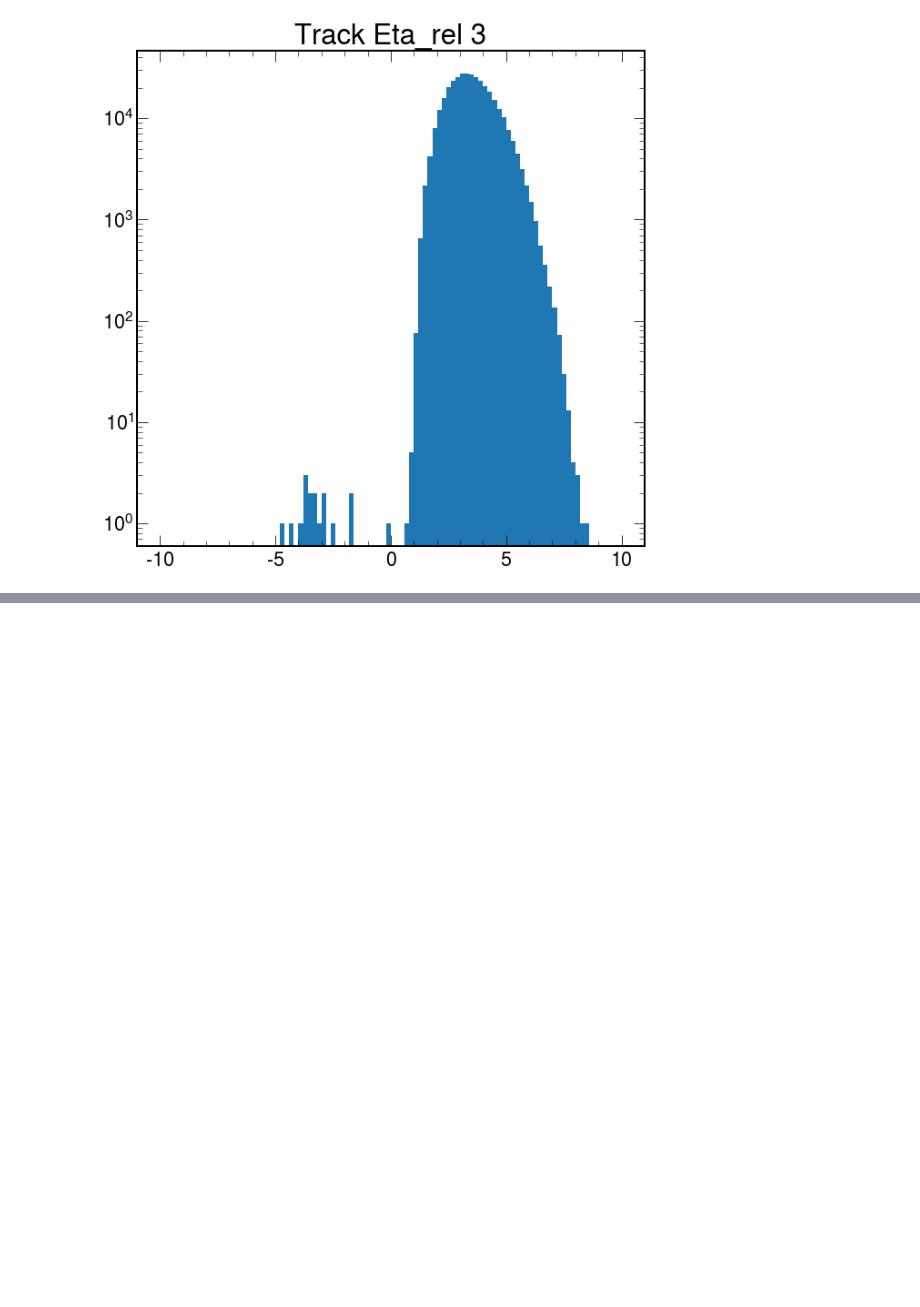
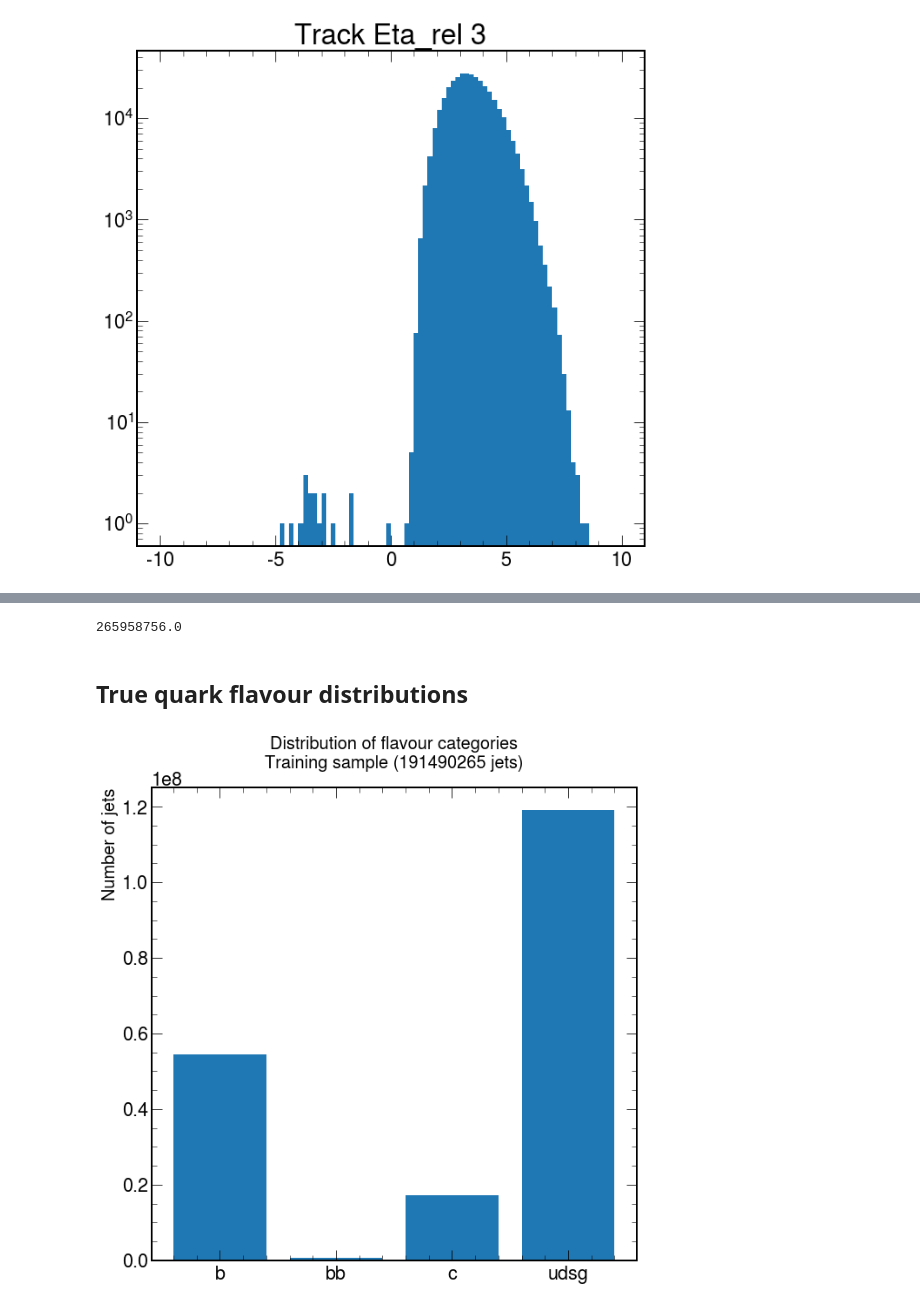
Before and after one commit to AnnikaStein/AI_Safety_2021, a Jupyter notebook: new_march_21/information_data.ipynb, the cells around one changed output, grey strips where cells are left out. Saved outputs shown, nothing was run; the diff lists cells and outputs as text; code cells hidden in the pictures; blank space fills up the shorter version.

```diff
--- a/new_march_21/information_data.ipynb
+++ b/new_march_21/information_data.ipynb
@@ -430,0 +496,3 @@ Text(0.5, 1.0, 'Track Eta_rel 3')
+# %%
+with open('/home/um106329/aisafety/new_march_21/length_test_datasets_TT.npy', 'rb') as f:
+    print(np.load(f))
@@ -430,0 +511,35 @@ Text(0.5, 1.0, 'Track Eta_rel 3')
+# %%
+print(sum(length_training_datasets) + sum(length_validation_datasets) + sum(length_test_datasets))
+# %% [output]
+265958756.0
+# %%
+categories = ['b', 'bb', 'c', 'udsg']
+labels = [0, 1, 2, 3]
+pos = np.arange(4)
+# %% [markdown]
+## True quark flavour distributions
+# %%
+trtarget = torch.load('/work/um106329/new_march_21/scaledTTtoSemilep/train_targets_0.pt').long().numpy()
+vatarget = torch.load('/work/um106329/new_march_21/scaledTTtoSemilep/val_targets_0.pt').long().numpy()
+tetarget = torch.load('/work/um106329/new_march_21/scaledTTtoSemilep/test_targets_0.pt').long().numpy()
+for d in range(1, 49):
+    train_targets = torch.load('/work/um106329/new_march_21/scaledTTtoSemilep/train_targets_%d.pt' % d).long().numpy()
+    val_targets = torch.load('/work/um106329/new_march_21/scaledTTtoSemilep/val_targets_%d.pt' % d).long().numpy()
+    test_targets = torch.load('/work/um106329/new_march_21/scaledTTtoSemilep/test_targets_%d.pt' % d).long().numpy()
+    trtarget = np.concatenate([trtarget, train_targets])
+    vatarget = np.concatenate([vatarget, val_targets])
+    tetarget = np.concatenate([tetarget, test_targets])
+# %%
+tr0count = len(trtarget[trtarget == 0])
+tr1count = len(trtarget[trtarget == 1])
+tr2count = len(trtarget[trtarget == 2])
+tr3count = len(trtarget[trtarget == 3])
+# %%
+plt.title(f'Distribution of flavour categories\nTraining sample ({len(trtarget)} jets)', fontsize=20,
+              y=1.03)
+plt.bar(pos, [tr0count, tr1count, tr2count, tr3count])
+plt.xticks(pos, categories)
+plt.ylabel('Number of jets', fontsize=20)
+plt.savefig(f'/home/um106329/aisafety/new_march_21/229_tr_clean_TT.svg', bbox_inches='tight', facecolor='w', transparent=False)
+# %% [output]
+[figure, added]
```
Also changed, not shown: parts of 59 cells of this notebook.
